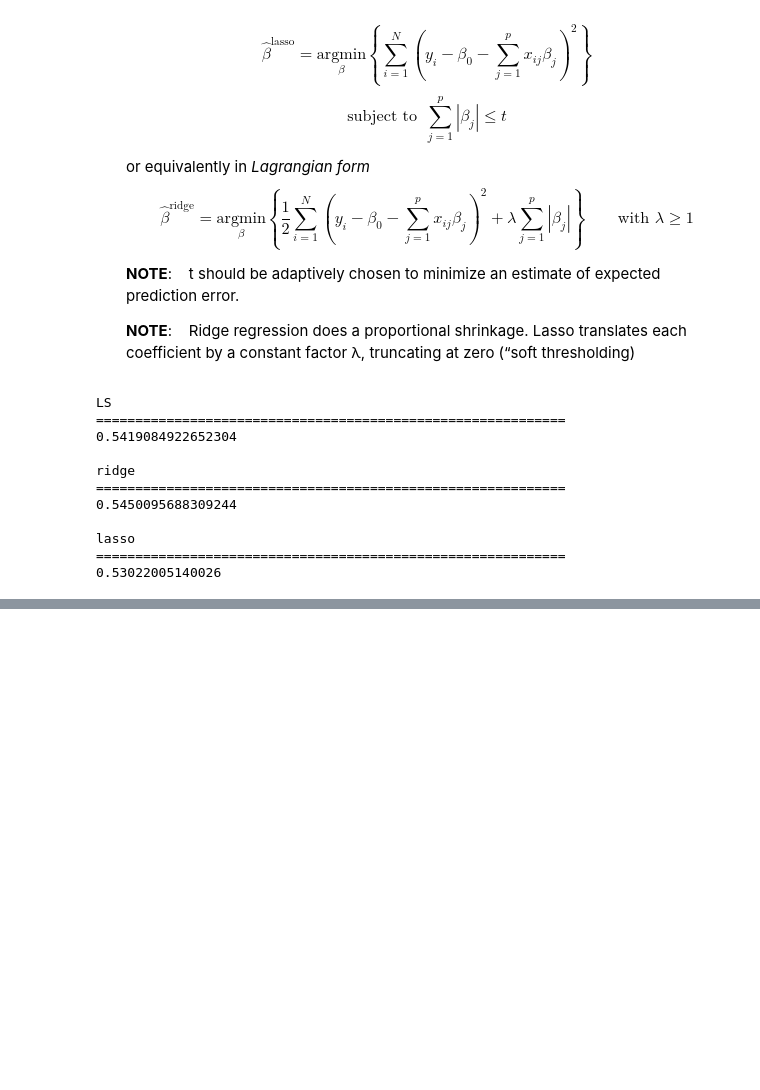
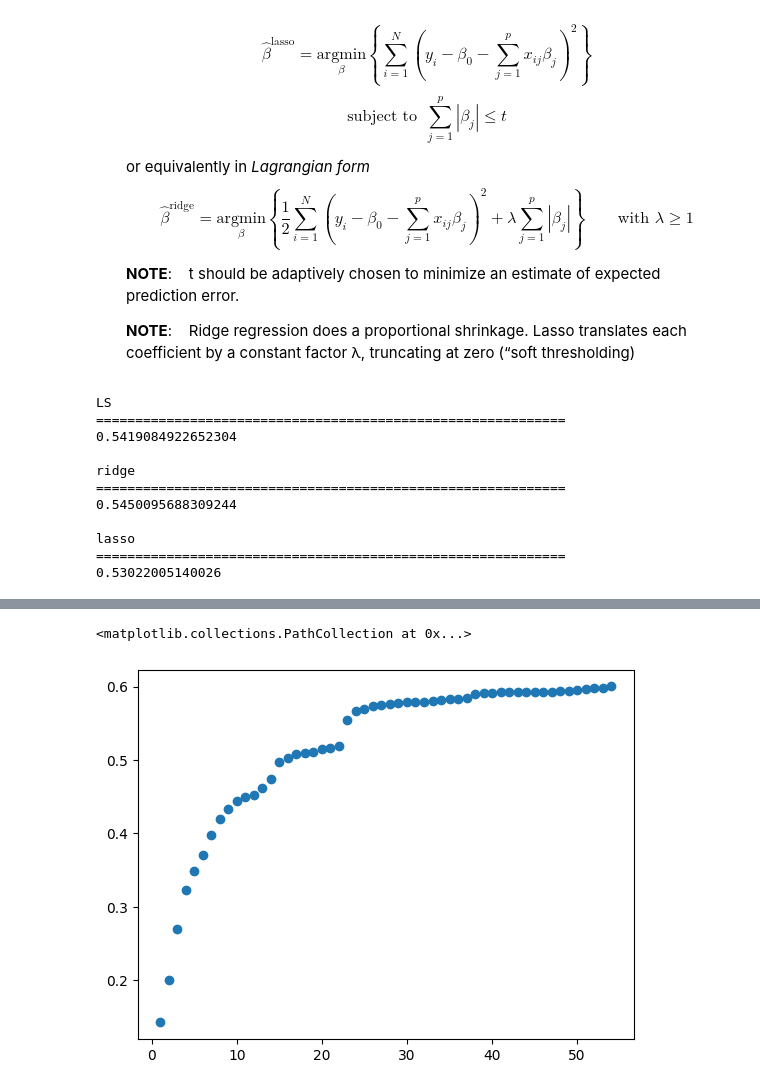
Before and after one commit to nealkuperman/Data_Science_I, a Jupyter notebook: HW/HW_1/HW_1.ipynb, the cells around one changed output, grey strips where cells are left out. Drawn from its saved outputs; the diff is of its cells as text; code cells hidden in the pictures; blank space fills up the shorter version.

```diff
--- a/HW/HW_1/HW_1.ipynb
+++ b/HW/HW_1/HW_1.ipynb
@@ -975,0 +978,62 @@ plt.show()
+# %%
+from sklearn.feature_selection import SequentialFeatureSelector
+import pickle
+
+rerun = False
+
+feature_models = {}
+results = {}
+linear_models = {
+    "model": [],
+    "coefs": [],
+    "intercept": [],
+    "score": []
+}
+
+if rerun:
+    for i in range(1, len(X.columns)):
+        print(i)
+        sfs = SequentialFeatureSelector(LinearRegression(),
+                                        n_features_to_select=i,
+                                        direction='forward',
+                                        )
+        sfs.fit(X_train_scaled, y_train)
+
+        selected_data = X_test_scaled[:,sfs.get_support()]
+        selected_cols = X.columns[sfs.get_support()]
+        df = pd.DataFrame(selected_data, columns=selected_cols)
+        mod = LinearRegression()
+        mod.fit(df, y_test)
+        mod.score(df, y_test)
+
+        feature_models[i] = sfs
+        results[i] = sfs.get_support()
+        linear_models["model"].append(mod)
+        linear_models["coefs"].append(mod.coef_)
+        linear_models["intercept"].append(mod.intercept_)
+        linear_models["score"].append(mod.score(df, y_test))
+
+    results = pd.DataFrame(results)
+    results.index.name = 'Feature'
+
+
+    save_dict = {
+        "linear_models": linear_models,
+        "results": results,
+        "feature_models": feature_models
+    }
+
+    with open("HW_1_ESL_3_17.pkl", "wb") as f:
+        pickle.dump(save_dict, f)
+
+else:
+    with open('HW_1_ESL_3_17.pkl', 'rb') as f:
+        save_dict = pickle.load(f)
+    results = save_dict["results"]
+    linear_models = save_dict["linear_models"]
+    feature_models = save_dict["feature_models"]
+
+plt.scatter(range(1, len(linear_models["score"])+1), linear_models["score"])
+# %% [output]
+<matplotlib.collections.PathCollection at 0x...>
+[figure, added]
```
Also changed, not shown: parts of 8 cells of this notebook, 3 other files.
